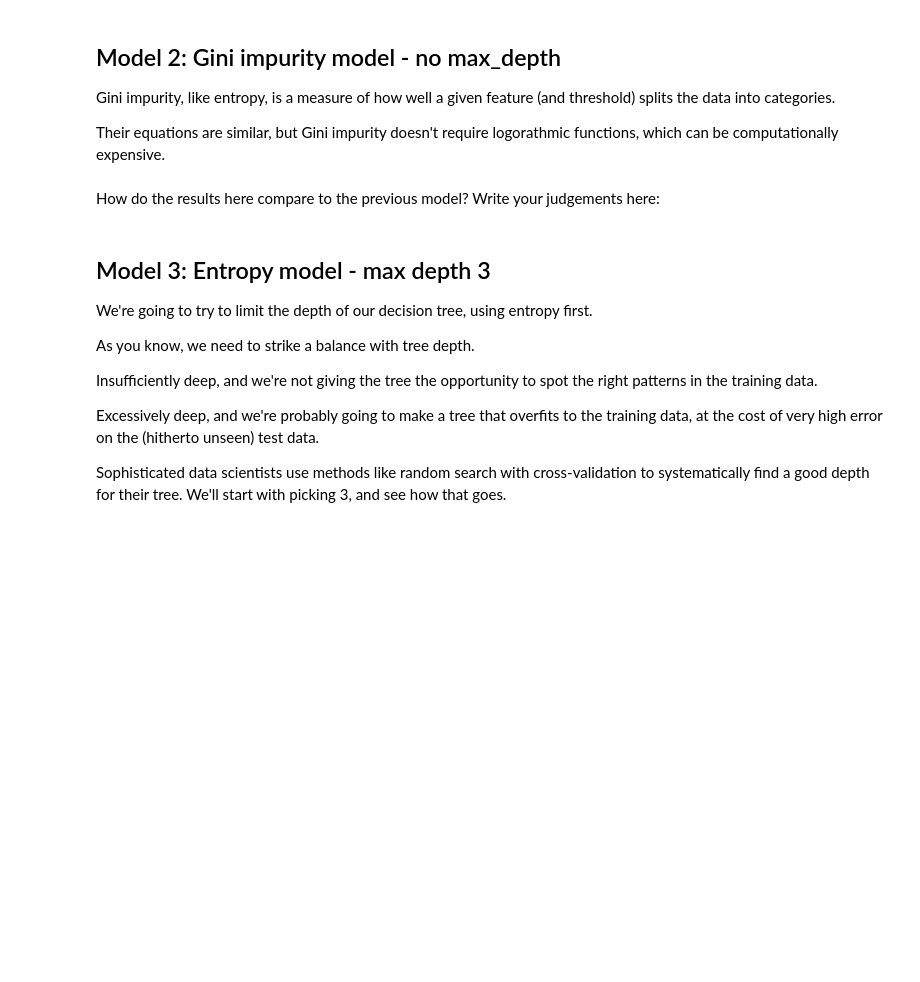
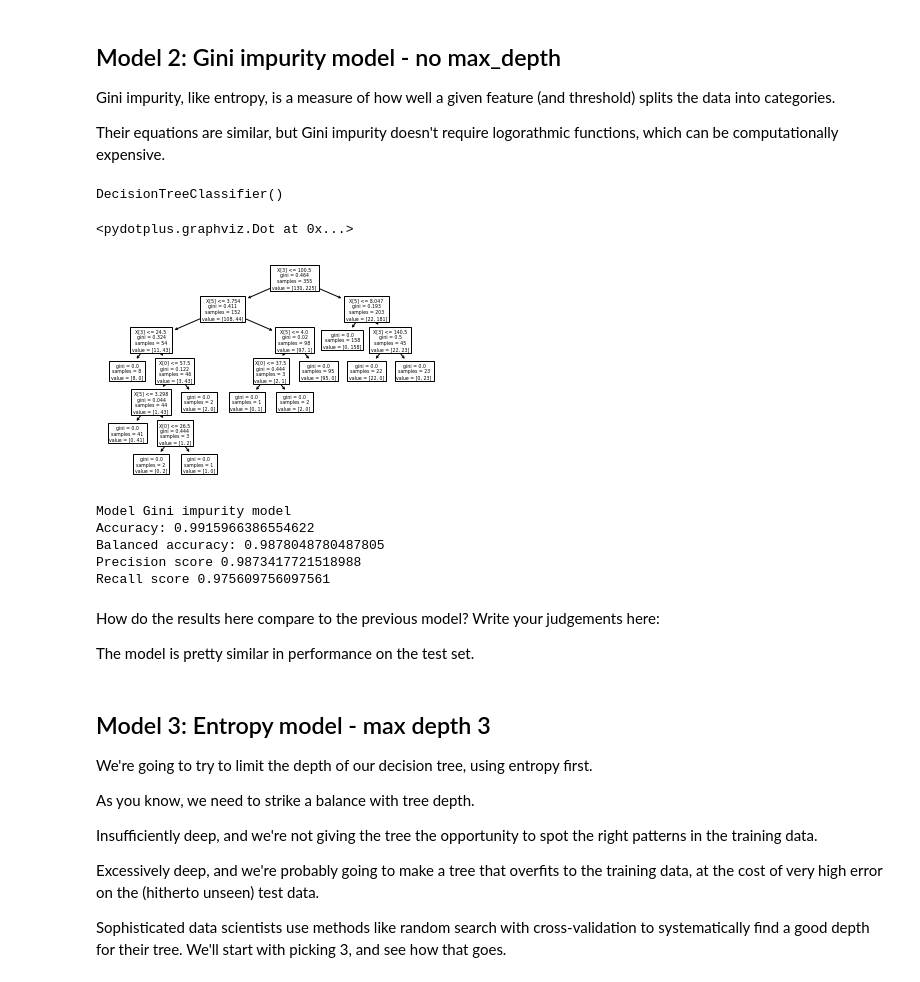
Before and after one commit to admveen/Decision_Tree, a Jupyter notebook: Springboard Decision Tree Specialty Coffee Case Study - Tier 3.ipynb, the cells around one changed output. Cells and saved outputs as stored; diff of their text form; code cells hidden in the pictures; blank space fills up the shorter version.

```diff
--- a/Springboard Decision Tree Specialty Coffee Case Study - Tier 3.ipynb
+++ b/Springboard Decision Tree Specialty Coffee Case Study - Tier 3.ipynb
@@ -360,16 +459,18 @@ Their equations are similar, but Gini impurity doesn't require logorathmic funct
 # %%
 # Make a variable called gini_model, and assign it exactly what you assigned entr_model with above, but with the
 # criterion changed to 'gini'
-_ _ _
+gini_model = tree.DecisionTreeClassifier(criterion = 'gini')
 
 # Call fit() on the gini_model as you did with the entr_model
-_ _ _
+gini_model.fit(X_train, y_train)
 
 # Call predict() on the gini_model as you did with the entr_model
-_ _ _
+y_pred = gini_model.predict(X_test)
 
 # Turn y_pred into a series, as before
-_ _ _
+y_pred = pd.Series(y_pred)
 
 # Check out gini_model
-_ _ _
+gini_model
+# %% [output]
+DecisionTreeClassifier()
@@ -383,12 +477,32 @@ _ _ _
+# %%
+tree.plot_tree(gini_model)
+# We can do so with export_graphviz
+dot_data = tree.export_graphviz(gini_model)
+graph = pydotplus.graphviz.graph_from_dot_data(dot_data)
+# Alternatively for class_names use entr_model.classes_
+entrtree_dat = tree.export_graphviz(gini_model, class_names = entr_model.classes_)
+graph = pydotplus.graphviz.graph_from_dot_data(dot_data)
+graph
+# %% [output]
+<pydotplus.graphviz.Dot at 0x...>
+[figure, added]
 # %%
 # Run this block for model evaluation
 print("Model Gini impurity model")
 print("Accuracy:", metrics.accuracy_score(y_test,y_pred))
 print("Balanced accuracy:", metrics.balanced_accuracy_score(y_test,y_pred))
-print('Precision score' , metrics.precision_score(y_test,y_pred, pos_label = "YES"))
-print('Recall score' , metrics.recall_score(y_test,y_pred, pos_label = "NO"))
+print('Precision score' , metrics.precision_score(y_test,y_pred, pos_label = "Yes"))
+print('Recall score' , metrics.recall_score(y_test,y_pred, pos_label = "No"))
+# %% [output]
+Model Gini impurity model
+Accuracy: 0.9915966386554622
+Balanced accuracy: 0.9878048780487805
+Precision score 0.9873417721518988
+Recall score 0.975609756097561
 # %% [markdown]
 How do the results here compare to the previous model? Write your judgements here:
+
+The model is pretty similar in performance on the test set.
 # %% [markdown]
 ## Model 3: Entropy model - max depth 3
 We're going to try to limit the depth of our decision tree, using entropy first.
```
Also changed, not shown: parts of 24 cells of this notebook.
